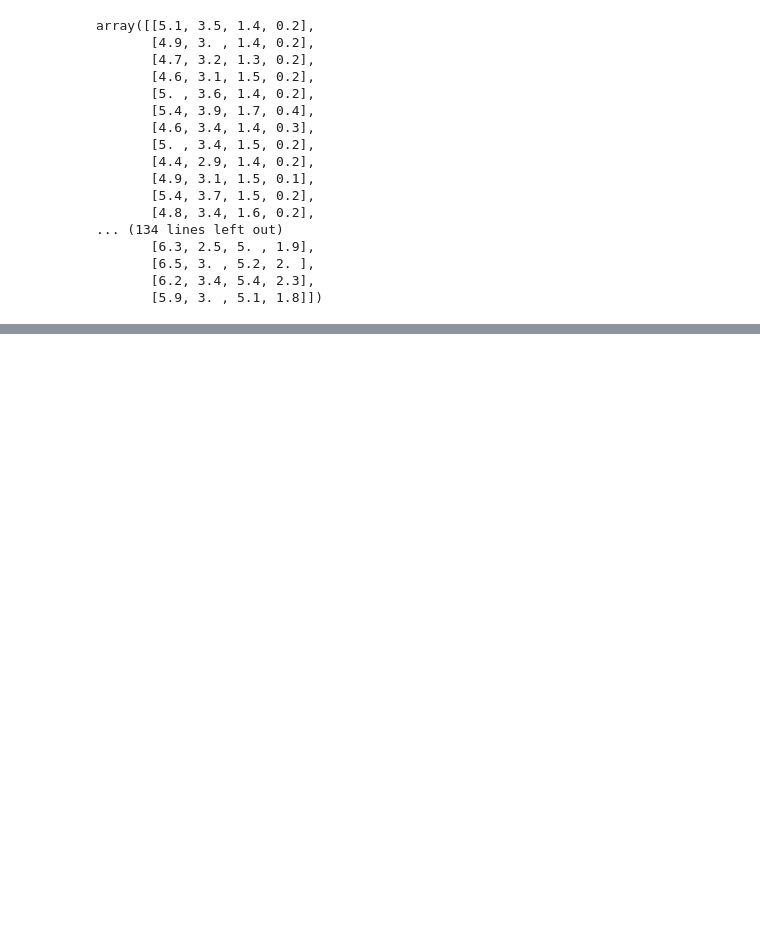
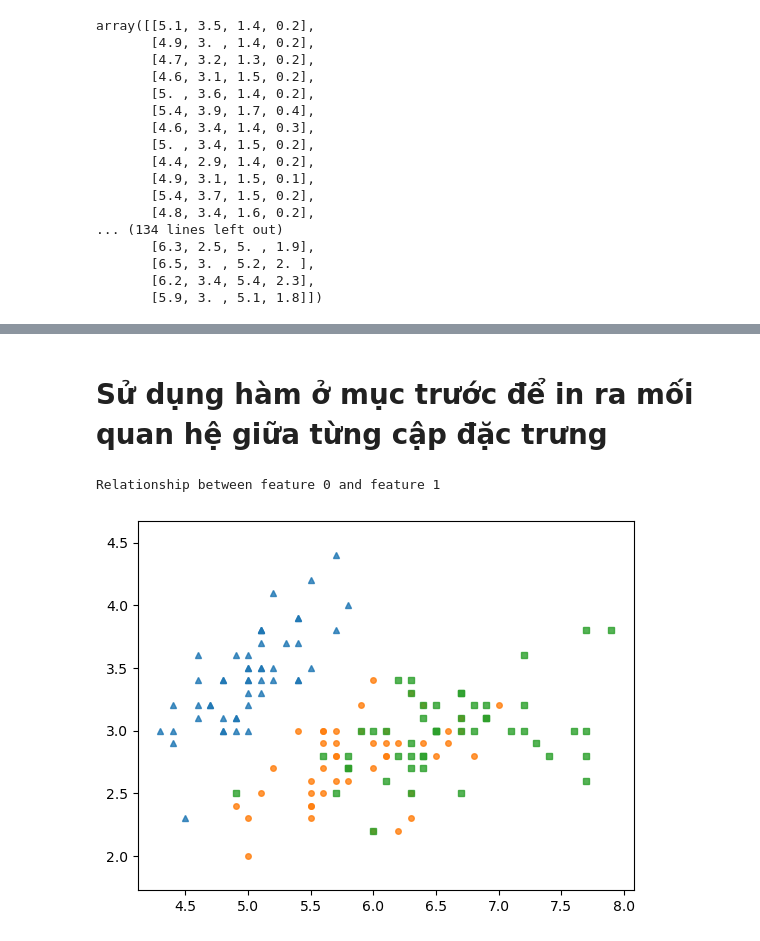
Before and after one commit to TaQuangKhoi/He-thong-thong-tin-thong-minh, a Jupyter notebook: 16-Jun-2023 - KNN - Iris.ipynb, the cells around one changed output, grey strips where cells are left out. Cells and saved outputs as stored; diff of their text form; code cells hidden in the pictures; blank space fills up the shorter version.

Commit message:
Vẽ mối quan hệ

```diff
--- a/16-Jun-2023 - KNN - Iris.ipynb
+++ b/16-Jun-2023 - KNN - Iris.ipynb
@@ -49,0 +54,3 @@ array([[5.1, 3.5, 1.4, 0.2],
+# %%
+iris_target = iris_dataset.target
+iris_target
@@ -49,0 +136,23 @@ array([[5.1, 3.5, 1.4, 0.2],
+# %%
+def classes_display(data, label):
+    K = np.amax(label) + 1
+    C0 = data[label == 0]
+    C1 = data[label == 1]
+    C2 = data[label == 2]
+
+    plt.plot(C0[:, 0], C0[:, 1], "^", markersize = 4, alpha = .8)
+    plt.plot(C1[:, 0], C1[:, 1], "o", markersize = 4, alpha = .8)
+    plt.plot(C2[:, 0], C2[:, 1], "s", markersize = 4, alpha = .8)
+
+    plt.axis('equal')
+    plt.plot()
+    plt.show()
+# %% [markdown]
+# Sử dụng hàm ở mục trước để in ra mối quan hệ giữa từng cập đặc trưng
+# %%
+print("Relationship between feature 0 and feature 1")
+features_0_1 = iris_features[:, [0, 1]]
+classes_display(features_0_1, iris_target)
+# %% [output]
+Relationship between feature 0 and feature 1
+[figure, added]
```
Also changed, not shown: parts of 11 cells of this notebook.
